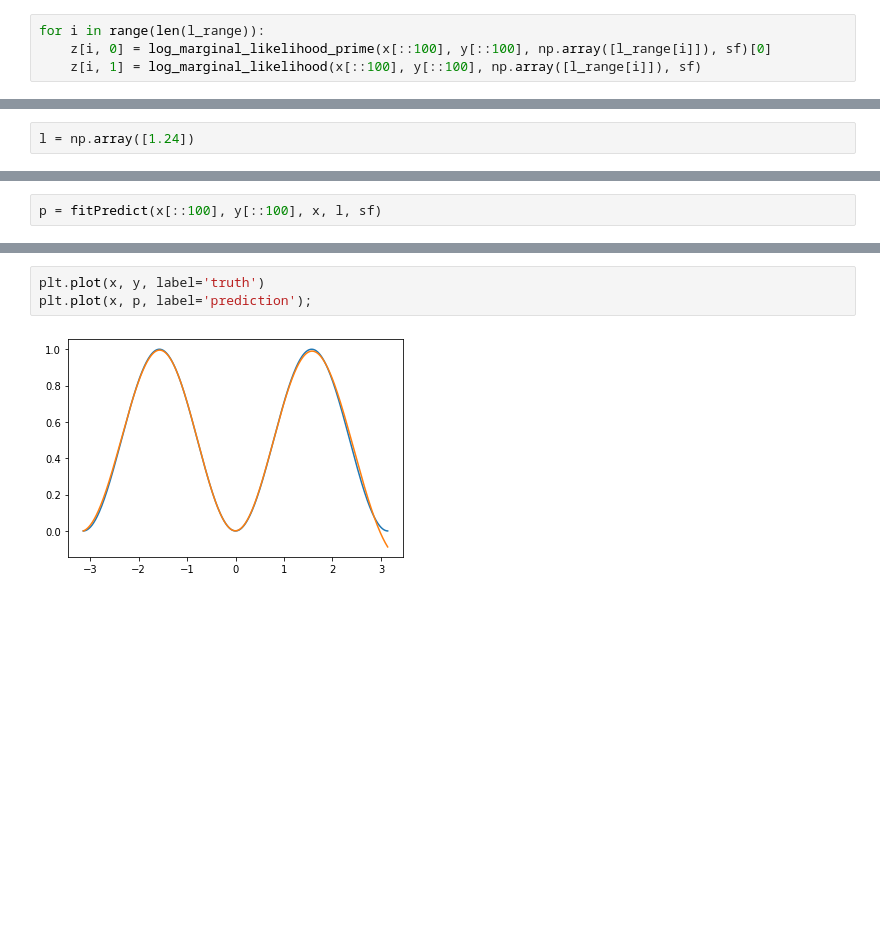
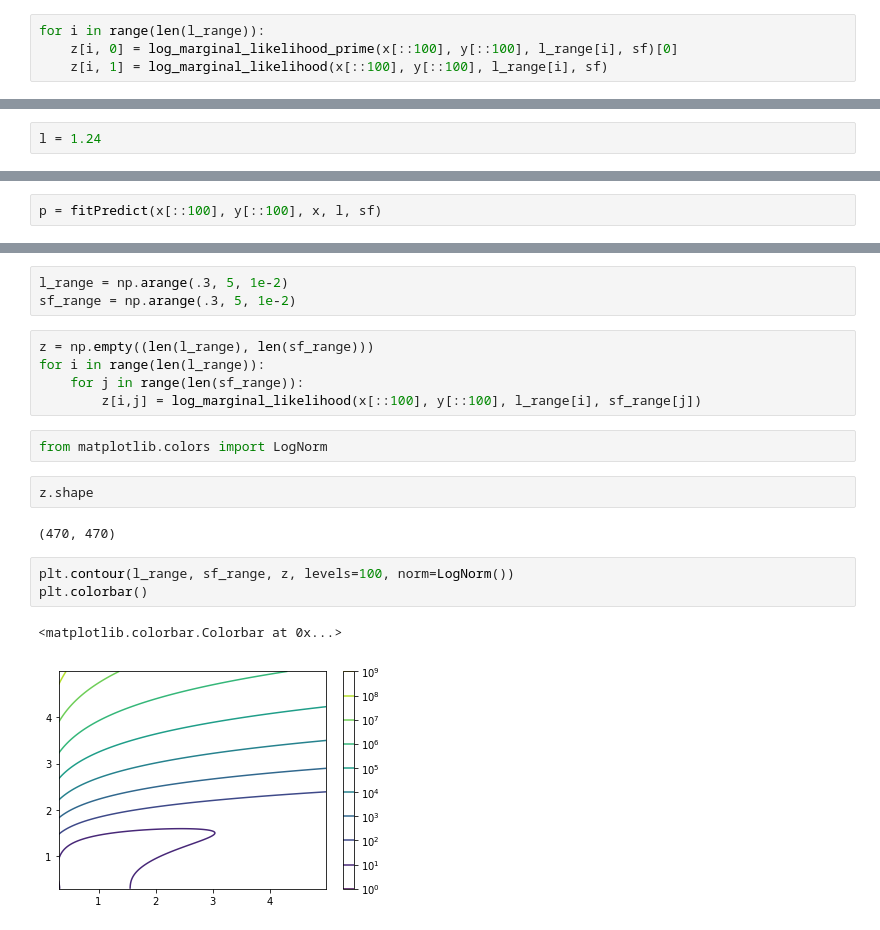
Before and after one commit to elliottperryman/GPR, a Jupyter notebook: GPR.ipynb, the cells around one changed output, grey strips where cells are left out. Drawn from its saved outputs; the diff is of its cells as text; blank space fills up the shorter version.

```diff
--- a/GPR.ipynb
+++ b/GPR.ipynb
@@ -138,8 +151,8 @@ sf = 1.
 z = np.empty((len(l_range), 2))
 # %%
 for i in range(len(l_range)):
-    z[i, 0] = log_marginal_likelihood_prime(x[::100], y[::100], np.array([l_range[i]]), sf)[0]
-    z[i, 1] = log_marginal_likelihood(x[::100], y[::100], np.array([l_range[i]]), sf)
+    z[i, 0] = log_marginal_likelihood_prime(x[::100], y[::100], l_range[i], sf)[0]
+    z[i, 1] = log_marginal_likelihood(x[::100], y[::100], l_range[i], sf)
 # %%
 plt.plot(l_range, z[:,0], label='positive')
 plt.plot(l_range, -z[:,0], label='negative')
@@ -157,7 +170,7 @@ plt.yscale('log');
 # %%
 sf_range = np.arange(.1, 2, 1e-2)
 # %%
-l = np.array([1.24])
+l = 1.24
 # %%
 z = np.empty((len(sf_range), 2))
 # %%
@@ -222,5 +244,20 @@ p = fitPredict(x[::100], y[::100], x, l, sf)
-# %%
-plt.plot(x, y, label='truth')
-plt.plot(x, p, label='prediction');
-# %% [output]
-[figure, removed]
+# %%
+l_range = np.arange(.3, 5, 1e-2)
+sf_range = np.arange(.3, 5, 1e-2)
+# %%
+z = np.empty((len(l_range), len(sf_range)))
+for i in range(len(l_range)):
+    for j in range(len(sf_range)):
+        z[i,j] = log_marginal_likelihood(x[::100], y[::100], l_range[i], sf_range[j])
+# %%
+from matplotlib.colors import LogNorm
+# %%
+z.shape
+# %% [output]
+(470, 470)
+# %%
+plt.contour(l_range, sf_range, z, levels=100, norm=LogNorm())
+plt.colorbar()
+# %% [output]
+<matplotlib.colorbar.Colorbar at 0x...>
+[figure, added]
```
Also changed, not shown: parts of 31 cells of this notebook.
